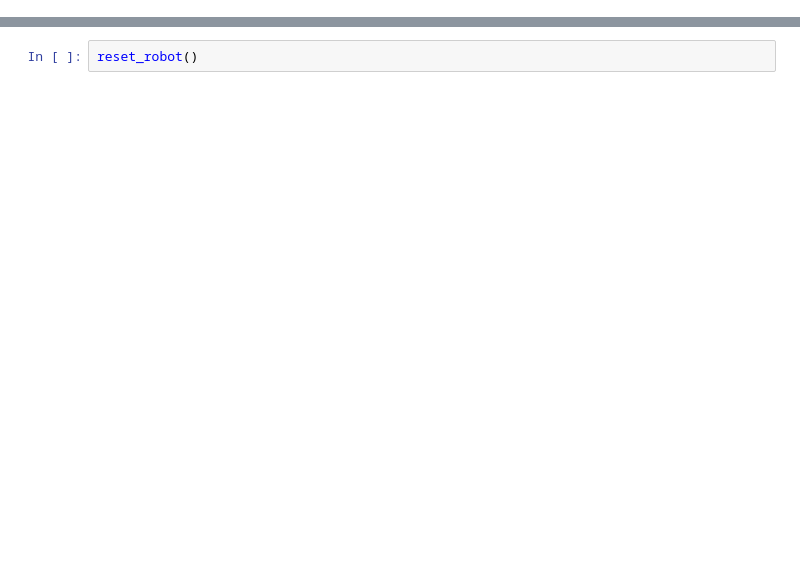
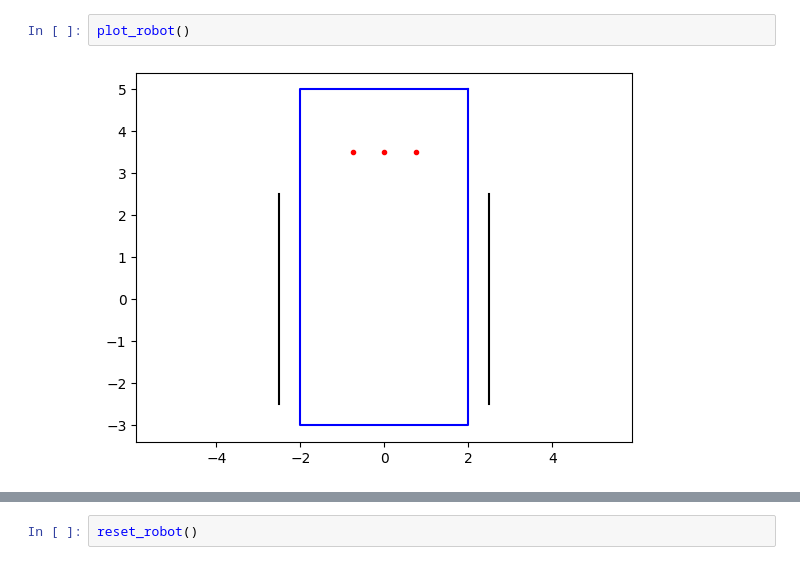
Before and after one commit to engmaths/SEMT10002_2024, a Jupyter notebook: consolidation_exercises/Week_05_robot/week_05_consolidation_robots.ipynb, the cells around one changed output, grey strips where cells are left out. Saved outputs shown, nothing was run; the diff lists cells and outputs as text; blank space fills up the shorter version.

Commit message:
Writing up lab sheet for robot

```diff
--- a/consolidation_exercises/Week_05_robot/week_05_consolidation_robots.ipynb
+++ b/consolidation_exercises/Week_05_robot/week_05_consolidation_robots.ipynb
@@ -2,0 +42,4 @@ from cpa_robot import position_x, position_y, orientation, drive, plot_path, res
+# %%
+plot_robot()
+# %% [output]
+[figure, added]
```
Also changed, not shown: parts of 21 cells of this notebook, 1 other file.
